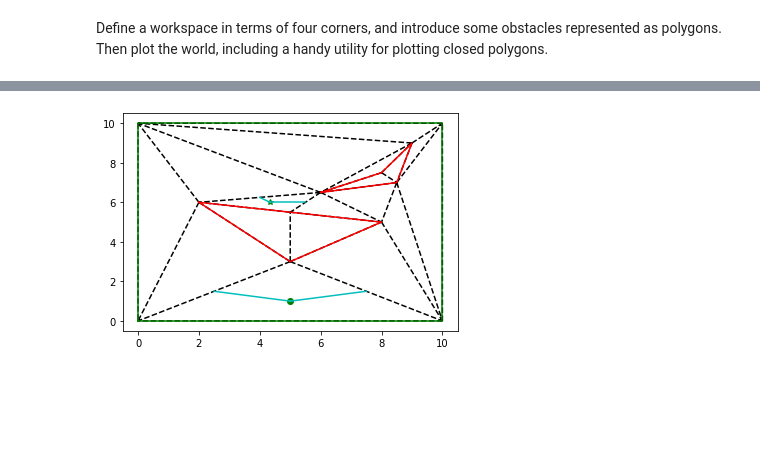
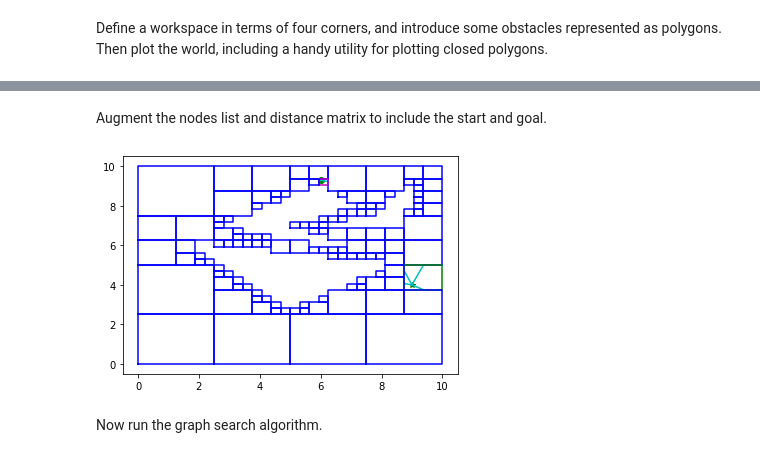
Before and after one commit to arthurrichards77/smply, a Jupyter notebook: quadtree.ipynb, the cells around one changed output, grey strips where cells are left out. Cells and saved outputs as stored; diff of their text form; code cells hidden in the pictures; blank space fills up the shorter version.

```diff
--- a/quadtree.ipynb
+++ b/quadtree.ipynb
@@ -74,12 +77,16 @@ Take all vertices together - those of the workspace and of the obstacles - and r
 # %%
+cells = []
+tol = 0.6
+
 def quadtree(xlo,ylo,xhi,yhi,obstacles):
     #print(xlo,ylo,xhi,yhi)
     assert(xhi>xlo)
     assert(yhi>ylo)
     plt.plot([xlo,xlo,xhi,xhi,xlo],[ylo,yhi,yhi,ylo,ylo],'b-')
     if is_free(xlo,ylo,xhi,yhi,obstacles):
-        pass
-    elif xhi>xlo+0.5:
+        plt.plot([xlo+0.1,xlo+0.1,xhi-0.1,xhi-0.1,xlo+0.1],[ylo+0.1,yhi-0.1,yhi-0.1,ylo+0.1,ylo+0.1],'g-')
+        cells.append((xlo,ylo,xhi,yhi))
+    elif xhi>xlo+tol:
         quadtree(xlo,ylo,0.5*(xlo+xhi),0.5*(ylo+yhi),obstacles)
         quadtree(0.5*(xlo+xhi),0.5*(ylo+yhi),xhi,yhi,obstacles)
         quadtree(xlo,0.5*(ylo+yhi),0.5*(xlo+xhi),yhi,obstacles)
@@ -92,4 +99,6 @@ quadtree(bl[0],bl[1],tr[0],tr[1],obstacles)
 for ob in obstacles:
     plot_poly(ob,'r-')
 plt.show()
+
+print(cells)
 # %% [output]
@@ -166,41 +203,44 @@ plt.show()
+# %% [markdown]
+Augment the nodes list and distance matrix to include the start and goal.
 # %%
-def append_dist_matrix(d):
+def append_dist_matrix(d,n=1):
     (r,c)=d.shape
-    d2 = np.vstack((d,np.inf+np.zeros((1,c))))
-    d3 = np.hstack((d2,np.inf+np.zeros((r+1,1))))
+    d2 = np.vstack((d,np.inf+np.zeros((n,c))))
+    d3 = np.hstack((d2,np.inf+np.zeros((r+n,n))))
     return(d3)
 
-nx_points_aug = nx_points[:]
+nx_points_aug = nodes[:]
+d_aug = append_dist_matrix(d,n=2)
 
-start_tri = 1
-start_point = sum(all_points[tri.simplices[start_tri]])/3.
+start_idx = len(nx_points_aug)
 nx_points_aug.append(start_point)
-d_aug = append_dist_matrix(d)
-start_idx = len(nx_points_aug)-1
 plt.plot(start_point[0],start_point[1],'go')
-for nx in tri_nx[start_tri]:
+for nx in cell_nodes[start_cell]:
     plt.plot([nx_points_aug[start_idx][0],nx_points_aug[nx][0]],[nx_points_aug[start_idx][1],nx_points_aug[nx][1]],'c-')
-    d_aug[start_idx,nx]=np.linalg.norm(nx_points_aug[start_idx]-nx_points_aug[nx])
+    d_aug[start_idx,nx]=norm(nx_points_aug[start_idx]-nx_points_aug[nx])
     d_aug[nx,start_idx]=d_aug[start_idx,nx]
 
-goal_tri = num_tris-6
-goal_point = sum(all_points[tri.simplices[goal_tri]])/3.
+goal_idx = len(nx_points_aug)
 nx_points_aug.append(goal_point)
-d_aug = append_dist_matrix(d_aug)
-goal_idx = len(nx_points_aug)-1
 plt.plot(goal_point[0],goal_point[1],'g*')
-for nx in tri_nx[goal_tri]:
+for nx in cell_nodes[goal_cell]:
     plt.plot([nx_points_aug[goal_idx][0],nx_points_aug[nx][0]],[nx_points_aug[goal_idx][1],nx_points_aug[nx][1]],'c-')
-    d_aug[goal_idx,nx]=np.linalg.norm(nx_points_aug[goal_idx]-nx_points_aug[nx])
+    d_aug[goal_idx,nx]=norm(nx_points_aug[goal_idx]-nx_points_aug[nx])
     d_aug[nx,goal_idx]=d_aug[goal_idx,nx]
 
-plot_poly(outer_points,'g-')
-for ob in obstacles:
-    plot_poly(ob,'r-')
-plt.triplot(all_points[:,0], all_points[:,1], tri.simplices.copy(),'k--')
+for ii in range(num_cells):
+    (xlo,ylo,xhi,yhi) = cells[ii]
+    if ii==start_cell:
+        plt.plot([xlo,xlo,xhi,xhi,xlo],[ylo,yhi,yhi,ylo,ylo],'m-')
+    elif ii==goal_cell:
+        plt.plot([xlo,xlo,xhi,xhi,xlo],[ylo,yhi,yhi,ylo,ylo],'g-')
+    else:
+        plt.plot([xlo,xlo,xhi,xhi,xlo],[ylo,yhi,yhi,ylo,ylo],'b-')
 plt.show()
 # %% [output]
-[figure, old version]
+[figure, new version]
+# %% [markdown]
+Now run the graph search algorithm.
 # %%
 from scipy.sparse.csgraph import shortest_path
 distance,predecessors = shortest_path(d_aug, return_predecessors=True)
```
Also changed, not shown: parts of 20 cells of this notebook, 2 other files.
